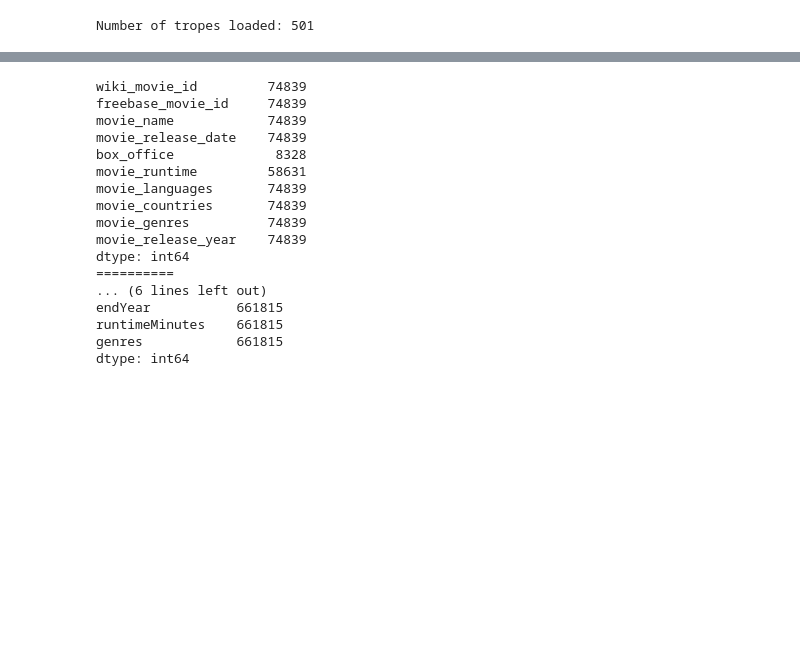
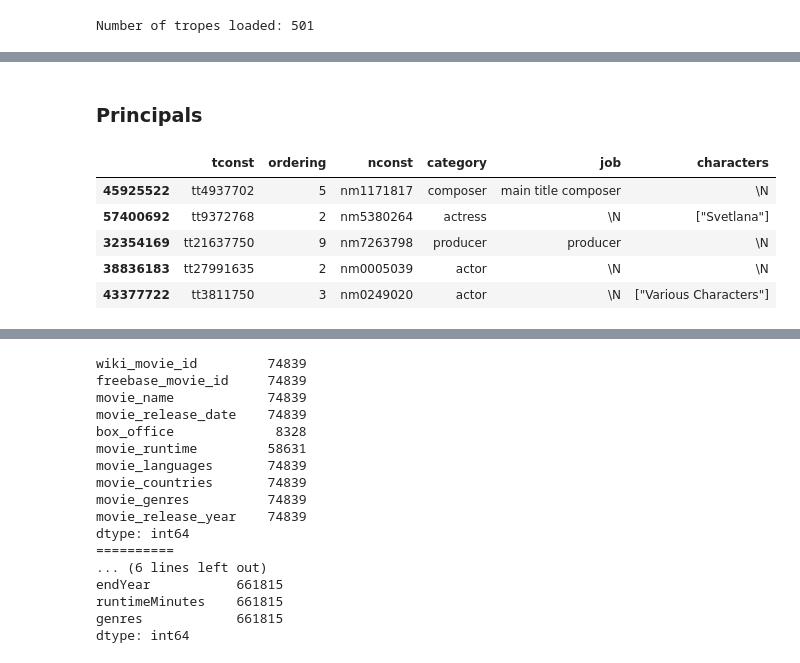
Before and after one commit to epfl-ada/ada-2023-project-advanceddataarsonists, a Jupyter notebook: data_exploring.ipynb, the cells around one changed output, grey strips where cells are left out. Saved outputs shown, nothing was run; the diff lists cells and outputs as text; code cells hidden in the pictures; blank space fills up the shorter version.

```diff
--- a/data_exploring.ipynb
+++ b/data_exploring.ipynb
@@ -140,0 +180,11 @@ imdb_people_df = load_imdb_person_basics()
+# %% [markdown]
+### Principals
+# %%
+imdb_principals_df.sample(5)
+# %% [output]
+|  | tconst | ordering | nconst | category | job | characters |
+| 45925522 | tt4937702 | 5 | nm1171817 | composer | main title composer | \N |
+| 57400692 | tt9372768 | 2 | nm5380264 | actress | \N | ["Svetlana"] |
+| 32354169 | tt21637750 | 9 | nm7263798 | producer | producer | \N |
+| 38836183 | tt27991635 | 2 | nm0005039 | actor | \N | \N |
+| 43377722 | tt3811750 | 3 | nm0249020 | actor | \N | ["Various Characters"] |
```
Also changed, not shown: parts of 17 cells of this notebook.
